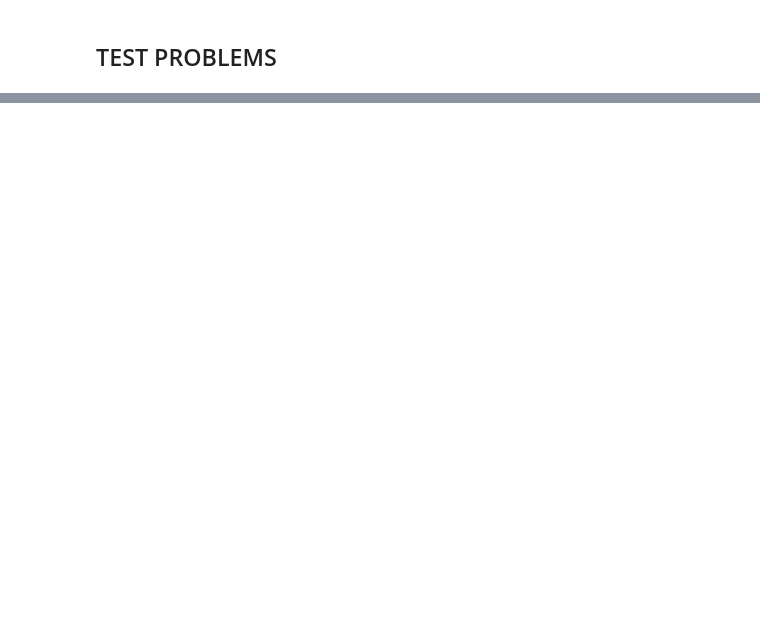
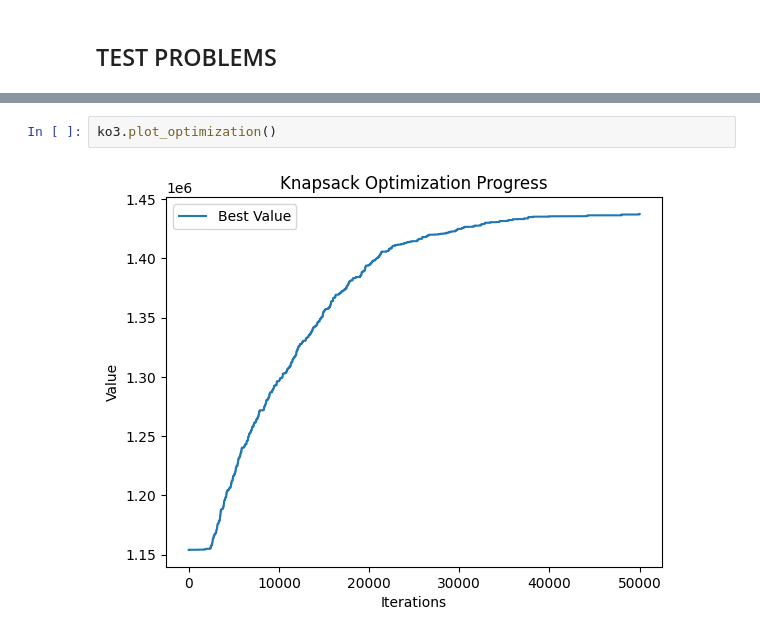
Before and after one commit to itsPinguiz/CI2025_lab1, a Jupyter notebook: knapsack.ipynb, the cells around one changed output, grey strips where cells are left out. Cells and saved outputs as stored; diff of their text form; blank space fills up the shorter version.

```diff
--- a/knapsack.ipynb
+++ b/knapsack.ipynb
@@ -453,0 +378,4 @@ ValueError: too many values to unpack (expected 2)
+# %%
+ko3.plot_optimization()
+# %% [output]
+[figure, added]
```
Also changed, not shown: parts of 8 cells of this notebook, 1 other file.
